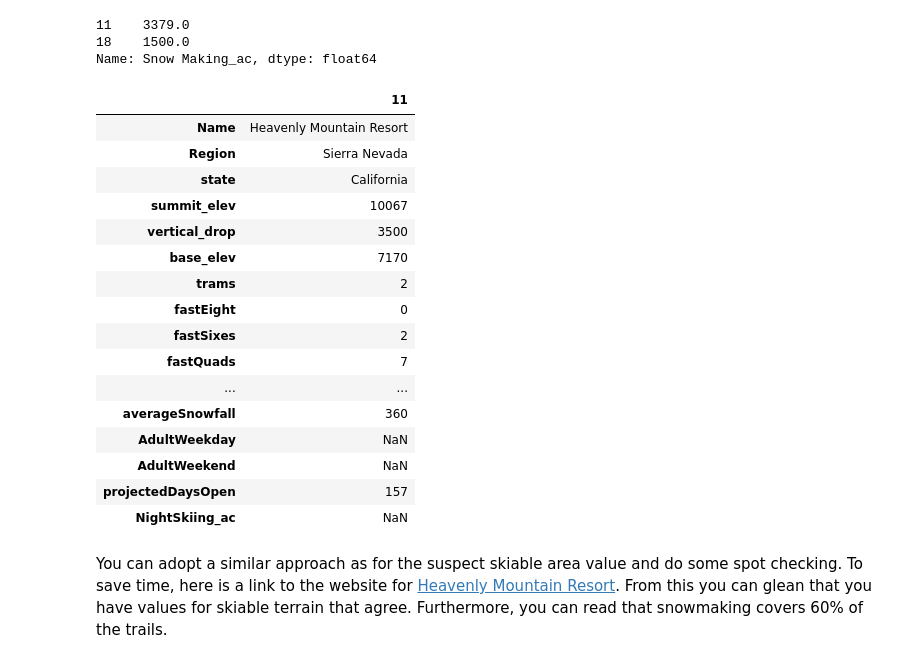
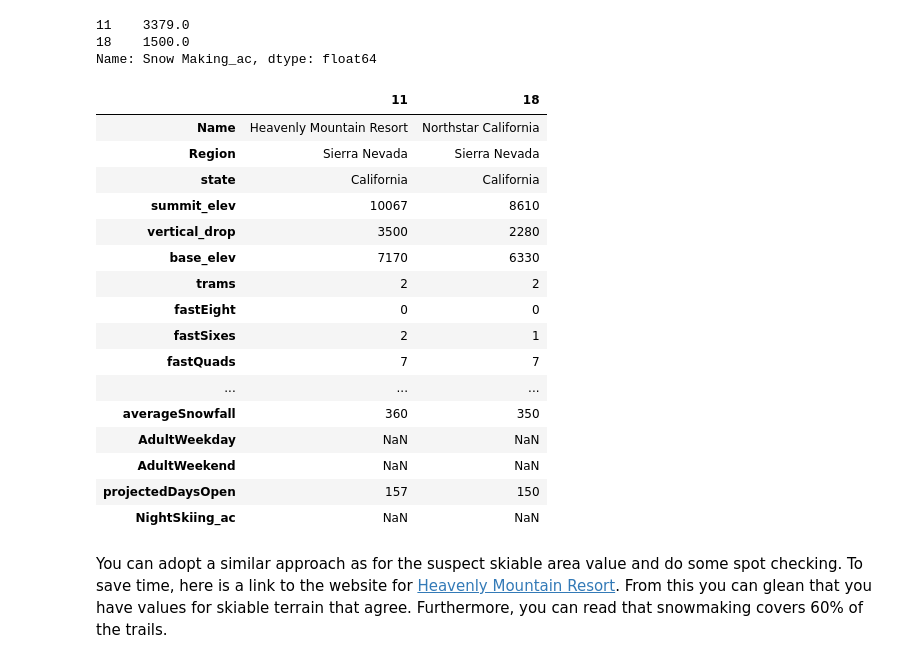
Before and after one commit to avpr2000/DataScienceGuidedCapstone, a Jupyter notebook: Notebooks/02_data_wrangling.ipynb, the cells around one changed output. Saved outputs shown, nothing was run; the diff lists cells and outputs as text; code cells hidden in the pictures.

```diff
--- a/Notebooks/02_data_wrangling.ipynb
+++ b/Notebooks/02_data_wrangling.ipynb
@@ -617,25 +617,25 @@ ski_data['Snow Making_ac'][ski_data['Snow Making_ac'] > 1000]
 18    1500.0
 Name: Snow Making_ac, dtype: float64
 # %%
-ski_data[ski_data['Snow Making_ac'] > 3000].T
+ski_data[ski_data['Snow Making_ac'] > 1000].T
 # %% [output]
-|  | 11 |
-| Name | Heavenly Mountain Resort |
-| Region | Sierra Nevada |
-| state | California |
-| summit_elev | 10067 |
-| vertical_drop | 3500 |
-| base_elev | 7170 |
-| trams | 2 |
-| fastEight | 0 |
-| fastSixes | 2 |
-| fastQuads | 7 |
-| ... | ... |
-| averageSnowfall | 360 |
-| AdultWeekday | NaN |
-| AdultWeekend | NaN |
-| projectedDaysOpen | 157 |
-| NightSkiing_ac | NaN |
+|  | 11 | 18 |
+| Name | Heavenly Mountain Resort | Northstar California |
+| Region | Sierra Nevada | Sierra Nevada |
+| state | California | California |
+| summit_elev | 10067 | 8610 |
+| vertical_drop | 3500 | 2280 |
+| base_elev | 7170 | 6330 |
+| trams | 2 | 2 |
+| fastEight | 0 | 0 |
+| fastSixes | 2 | 1 |
+| fastQuads | 7 | 7 |
+| ... | ... | ... |
+| averageSnowfall | 360 | 350 |
+| AdultWeekday | NaN | NaN |
+| AdultWeekend | NaN | NaN |
+| projectedDaysOpen | 157 | 150 |
+| NightSkiing_ac | NaN | NaN |
 # %% [markdown]
 You can adopt a similar approach as for the suspect skiable area value and do some spot checking. To save time, here is a link to the website for [Heavenly Mountain Resort](https://www.skiheavenly.com/the-mountain/about-the-mountain/mountain-info.aspx). From this you can glean that you have values for skiable terrain that agree. Furthermore, you can read that snowmaking covers 60% of the trails.
 # %% [markdown]
```
Also changed, not shown: parts of 40 cells of this notebook, 2 other files.
